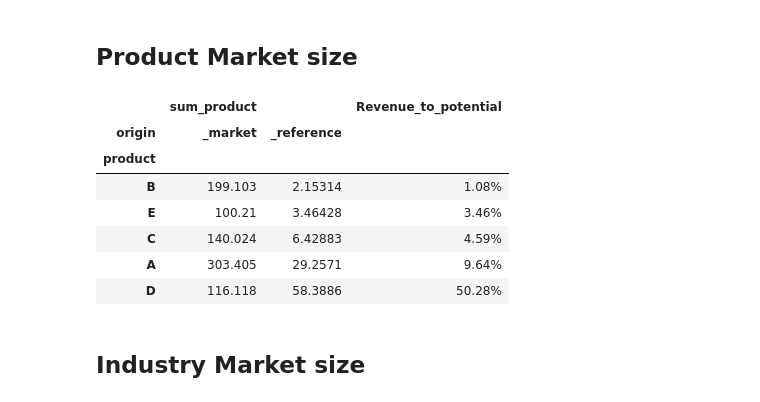
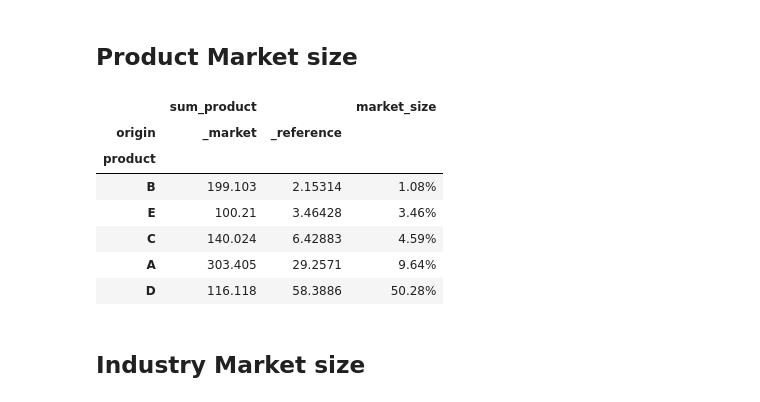
Before and after one commit to thomaspernet/PythonTeaching, a Jupyter notebook: Lectures/05_Pandas/Exercice_1.ipynb, the cells around one changed output. Saved outputs shown, nothing was run; the diff lists cells and outputs as text; code cells hidden in the pictures.

```diff
--- a/Lectures/05_Pandas/Exercice_1.ipynb
+++ b/Lectures/05_Pandas/Exercice_1.ipynb
@@ -126,21 +135,21 @@ for c in df['Region'].sort_values().unique():
 # %%
 (df_final[reference + market]
  .sum(axis = 0)
  .reset_index(name = 'sum_product')
  .assign(origin = lambda x: x['index'].str.extract(r"(_[^_]+$)"),
-        product = lambda x: x['index'].str.extract(r"(^[^_]+(?=_))"))
+         product = lambda x: x['index'].str.extract(r"(^[^_]+(?=_))"))
  .drop(columns = 'index')
  .sort_values(by = "product")
  .set_index(['product', 'origin'])
  .unstack(level = 1)
- .assign(Revenue_to_potential = lambda x: x.iloc[:, 1] / x.iloc[:, 0])
- .sort_values(by = 'Revenue_to_potential')
+ .assign(market_size = lambda x: x.iloc[:, 1] / x.iloc[:, 0])
+ .sort_values(by = 'market_size')
  .style
- .bar(subset=['Revenue_to_potential'], color='#d65f5f')
- .format("{:.2%}", subset=['Revenue_to_potential'])
+ .bar(subset=['market_size'], color='#d65f5f')
+ .format("{:.2%}", subset=['market_size'])
 )
 # %% [output]
-|  | sum_product |  | Revenue_to_potential |
+|  | sum_product |  | market_size |
 | origin | _market | _reference |  |
 | product |  |  |  |
 | B | 199.103 | 2.15314 | 1.08% |
```
Also changed, not shown: parts of 12 cells of this notebook, 1 other file.
